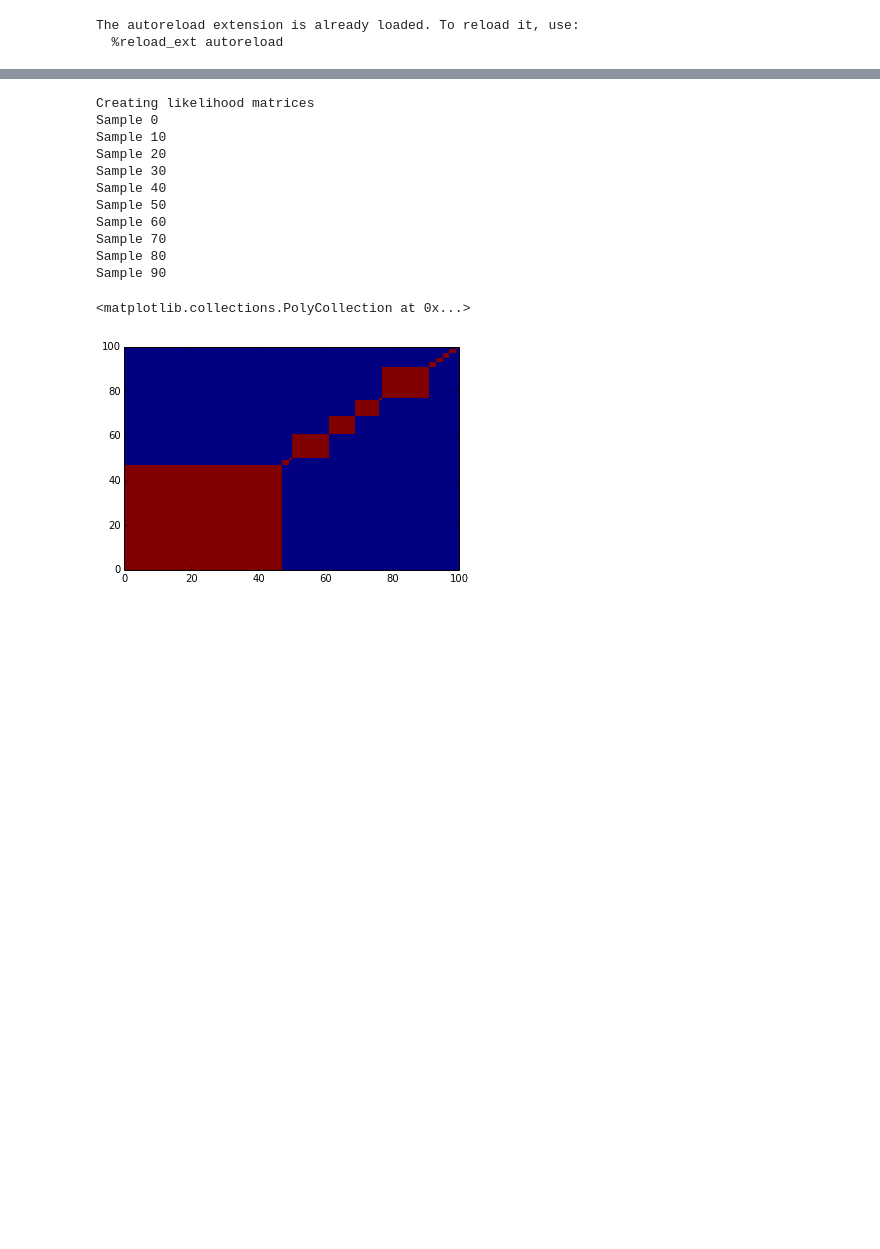
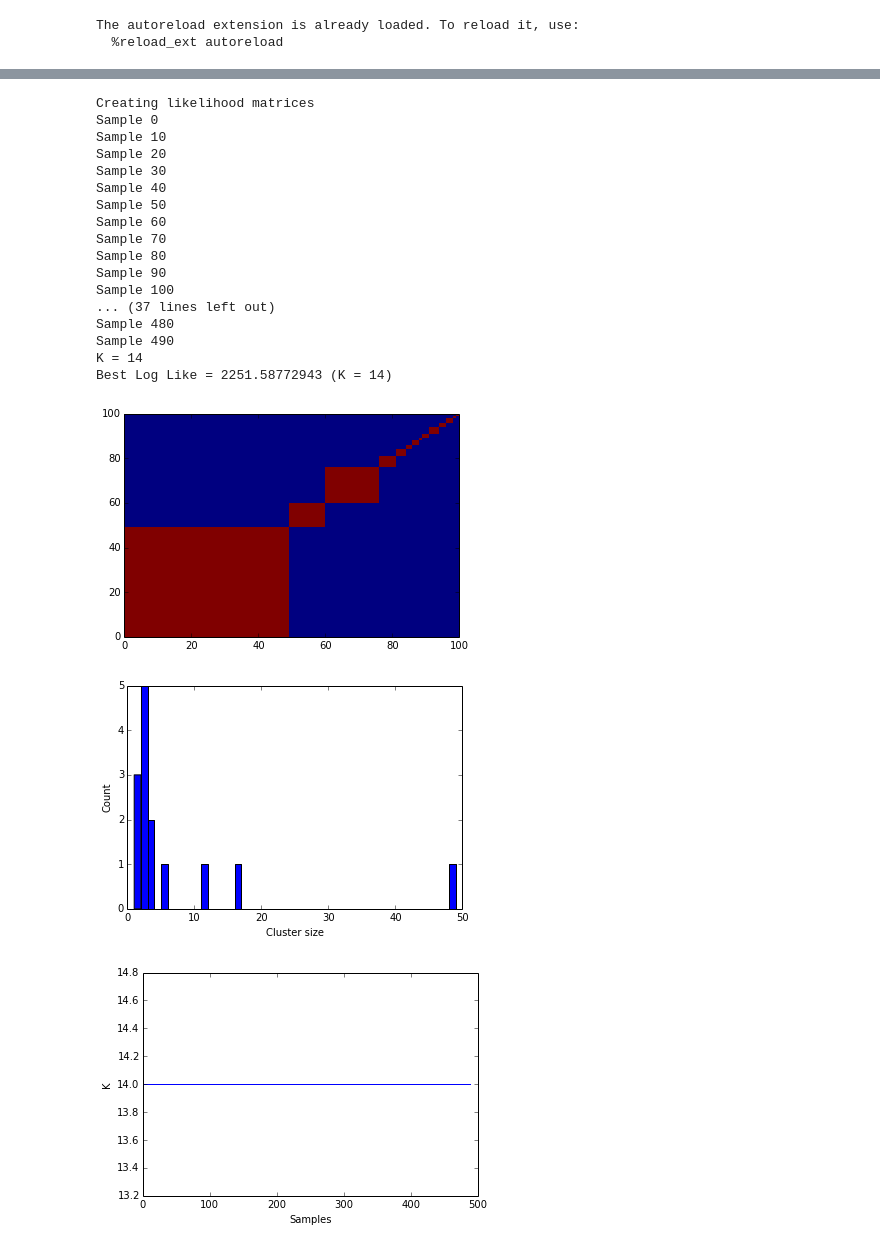
Before and after one commit to sdrogers/metabolomics_tools, a Jupyter notebook: shape_clustering/Playing with shape clustering.ipynb, the cells around one changed output, grey strips where cells are left out. Drawn from its saved outputs; the diff is of its cells as text; code cells hidden in the pictures; blank space fills up the shorter version.

```diff
--- a/shape_clustering/Playing with shape clustering.ipynb
+++ b/shape_clustering/Playing with shape clustering.ipynb
@@ -76,20 +28,28 @@ plt.pcolor(true_post)
 # %%
 from peak_clusterer import shape_cluster_gibbs
-pc = shape_cluster_gibbs(X,h,infinite=False,track=True,output=1)
+pc = shape_cluster_gibbs(dg.corr_mat,h,infinite=True,track=False,output=1,
+                         n_burn=10,n_samples=500,seed=12345)
 pc._initialise_clustering()
 pc._sample()
-plt.pcolor(pc.post_sim)
+pc._summary()
 # %% [output]
 Creating likelihood matrices
 Sample 0
 Sample 10
 Sample 20
 Sample 30
 Sample 40
 Sample 50
 Sample 60
 Sample 70
 Sample 80
 Sample 90
+Sample 100
+... (37 lines left out)
+Sample 480
+Sample 490
+K = 14
+Best Log Like = 2251.58772943 (K = 14)
-<matplotlib.collections.PolyCollection at 0x...>
-[figure, old version]
+[figure, new version]
+[figure, added]
+[figure, added]
```
Also changed, not shown: parts of 7 cells of this notebook, 1 other file.
